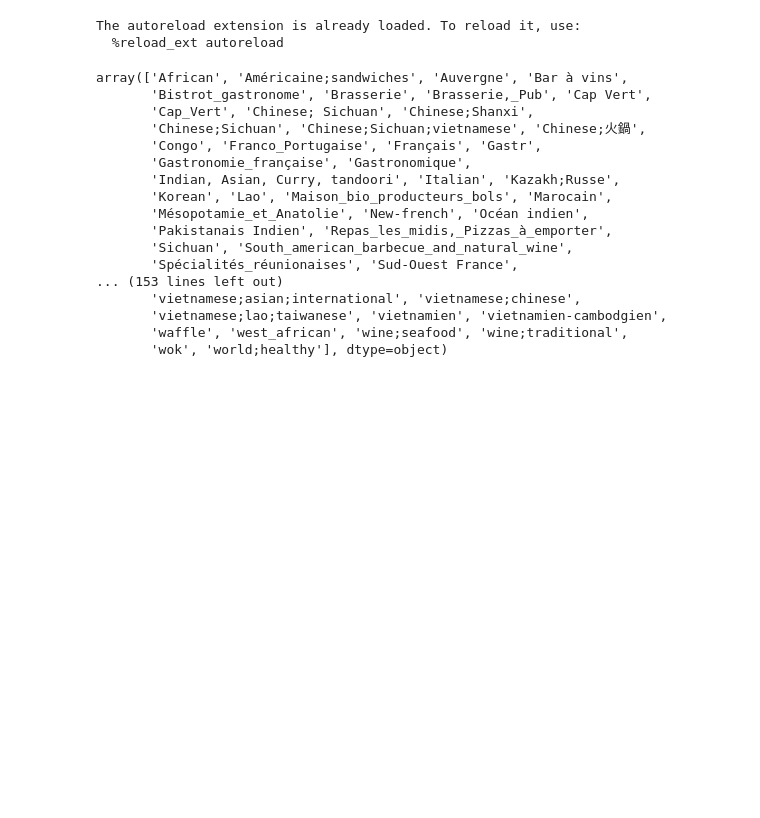
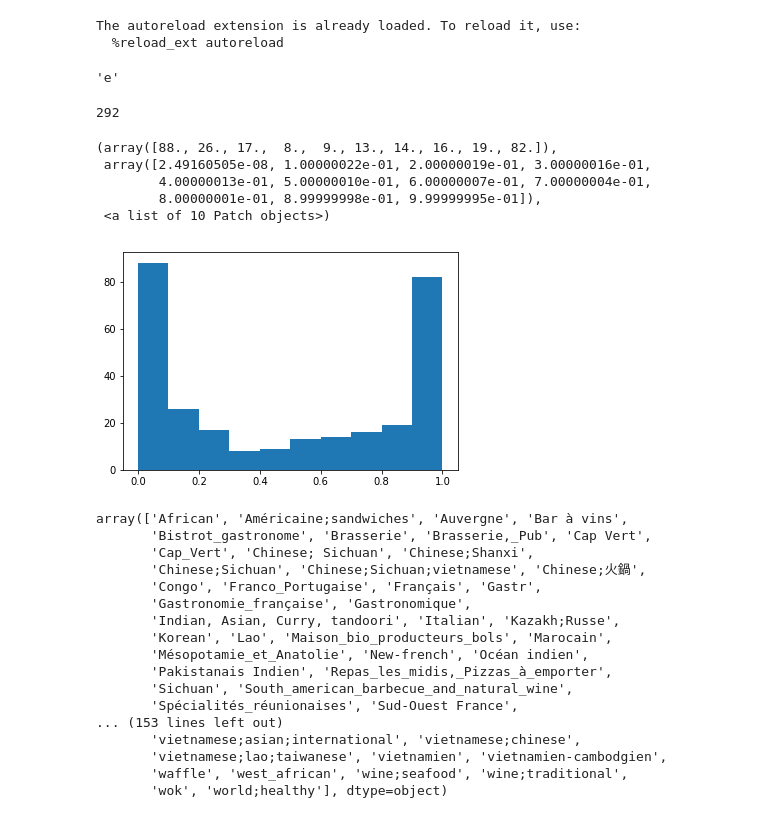
Before and after one commit to Scotchy/LaFourchette, a Jupyter notebook: RecommenderSystem.ipynb, the cells around one changed output. Drawn from its saved outputs; the diff is of its cells as text; code cells hidden in the pictures; blank space fills up the shorter version.

```diff
--- a/RecommenderSystem.ipynb
+++ b/RecommenderSystem.ipynb
@@ -34,0 +38,4 @@ df = pandas.read_csv("./data/restaurants.csv")
+# %%
+"E".lower()
+# %% [output]
+'e'
@@ -35,3 +48,16 @@ df = pandas.read_csv("./data/restaurants.csv")
+# %%
+len(b)
+# %% [output]
+292
+# %%
+mplt.hist(np.random.beta(0.3,0.3, 292), bins=10)
+# %% [output]
+(array([88., 26., 17.,  8.,  9., 13., 14., 16., 19., 82.]),
+ array([2.49160505e-08, 1.00000022e-01, 2.00000019e-01, 3.00000016e-01,
+        4.00000013e-01, 5.00000010e-01, 6.00000007e-01, 7.00000004e-01,
+        8.00000001e-01, 8.99999998e-01, 9.99999995e-01]),
+ <a list of 10 Patch objects>)
+[figure, added]
 # %%
 np.unique(df["speciality"])
 # %% [output]
```
Also changed, not shown: parts of 19 cells of this notebook, 2 other files.
